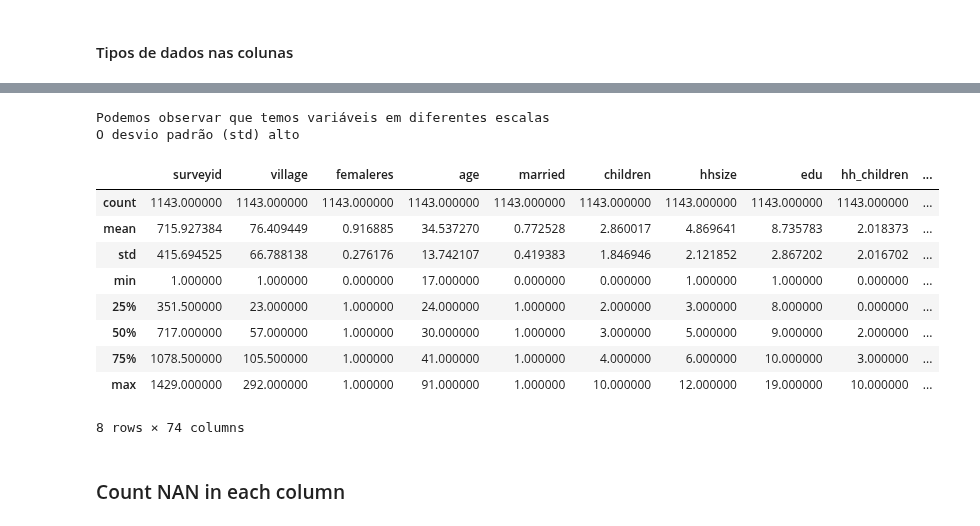
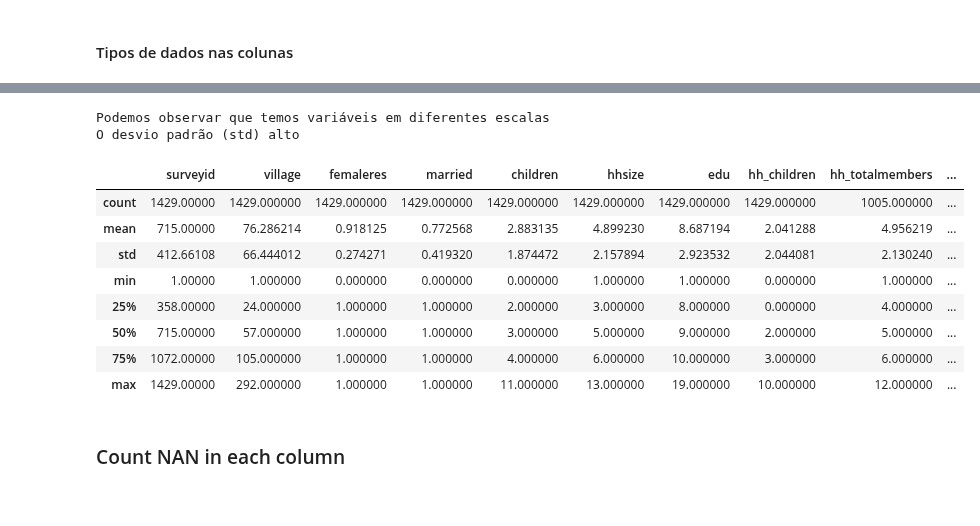
Before and after one commit to kaline/TrabalhoFinalML, a Jupyter notebook: dataset.ipynb, the cells around one changed output, grey strips where cells are left out. Saved outputs shown, nothing was run; the diff lists cells and outputs as text; code cells hidden in the pictures.

```diff
--- a/dataset.ipynb
+++ b/dataset.ipynb
@@ -190,19 +190,18 @@ Text(0.5, 1.0, 'Quantidade de colunas por tipos de dados')
 # %%
 print('Podemos observar que temos variáveis em diferentes escalas\nO desvio padrão (std) alto')
-df_train.describe()
+df.describe()
 # %% [output]
 Podemos observar que temos variáveis em diferentes escalas
 O desvio padrão (std) alto
-|  | surveyid | village | femaleres | age | married | children | hhsize | edu | hh_children | ... |
-| count | 1143.000000 | 1143.000000 | 1143.000000 | 1143.000000 | 1143.000000 | 1143.000000 | 1143.000000 | 1143.000000 | 1143.000000 | ... |
-| mean | 715.927384 | 76.409449 | 0.916885 | 34.537270 | 0.772528 | 2.860017 | 4.869641 | 8.735783 | 2.018373 | ... |
-| std | 415.694525 | 66.788138 | 0.276176 | 13.742107 | 0.419383 | 1.846946 | 2.121852 | 2.867202 | 2.016702 | ... |
-| min | 1.000000 | 1.000000 | 0.000000 | 17.000000 | 0.000000 | 0.000000 | 1.000000 | 1.000000 | 0.000000 | ... |
-| 25% | 351.500000 | 23.000000 | 1.000000 | 24.000000 | 1.000000 | 2.000000 | 3.000000 | 8.000000 | 0.000000 | ... |
-| 50% | 717.000000 | 57.000000 | 1.000000 | 30.000000 | 1.000000 | 3.000000 | 5.000000 | 9.000000 | 2.000000 | ... |
-| 75% | 1078.500000 | 105.500000 | 1.000000 | 41.000000 | 1.000000 | 4.000000 | 6.000000 | 10.000000 | 3.000000 | ... |
-| max | 1429.000000 | 292.000000 | 1.000000 | 91.000000 | 1.000000 | 10.000000 | 12.000000 | 19.000000 | 10.000000 | ... |
+|  | surveyid | village | femaleres | married | children | hhsize | edu | hh_children | hh_totalmembers | ... |
+| count | 1429.00000 | 1429.000000 | 1429.000000 | 1429.000000 | 1429.000000 | 1429.000000 | 1429.000000 | 1429.000000 | 1005.000000 | ... |
+| mean | 715.00000 | 76.286214 | 0.918125 | 0.772568 | 2.883135 | 4.899230 | 8.687194 | 2.041288 | 4.956219 | ... |
+| std | 412.66108 | 66.444012 | 0.274271 | 0.419320 | 1.874472 | 2.157894 | 2.923532 | 2.044081 | 2.130240 | ... |
+| min | 1.00000 | 1.000000 | 0.000000 | 0.000000 | 0.000000 | 1.000000 | 1.000000 | 0.000000 | 1.000000 | ... |
+| 25% | 358.00000 | 24.000000 | 1.000000 | 1.000000 | 2.000000 | 3.000000 | 8.000000 | 0.000000 | 4.000000 | ... |
+| 50% | 715.00000 | 57.000000 | 1.000000 | 1.000000 | 3.000000 | 5.000000 | 9.000000 | 2.000000 | 5.000000 | ... |
+| 75% | 1072.00000 | 105.000000 | 1.000000 | 1.000000 | 4.000000 | 6.000000 | 10.000000 | 3.000000 | 6.000000 | ... |
+| max | 1429.00000 | 292.000000 | 1.000000 | 1.000000 | 11.000000 | 13.000000 | 19.000000 | 10.000000 | 12.000000 | ... |
-8 rows × 74 columns
 # %% [markdown]
 ### Count NAN in each column
 # %%
```
Also changed, not shown: parts of 31 cells of this notebook.
